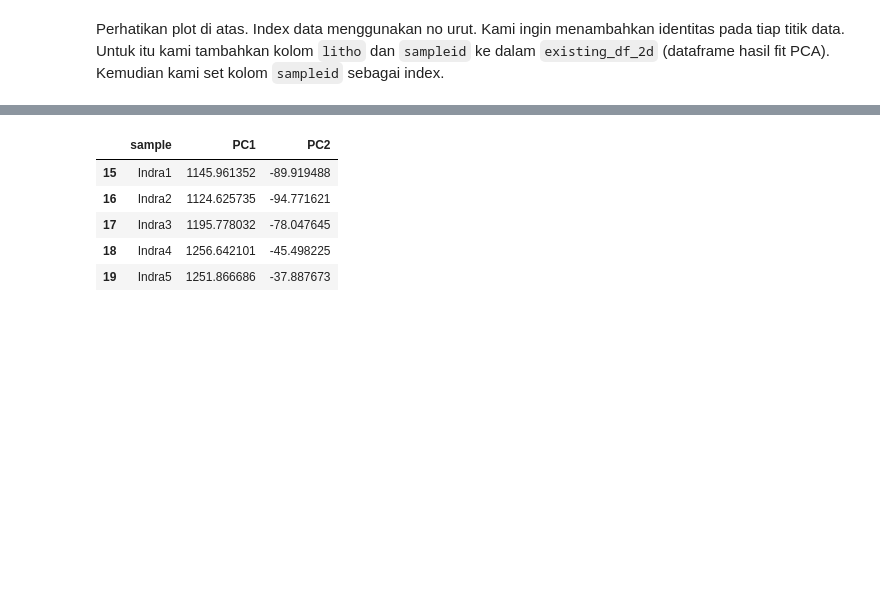
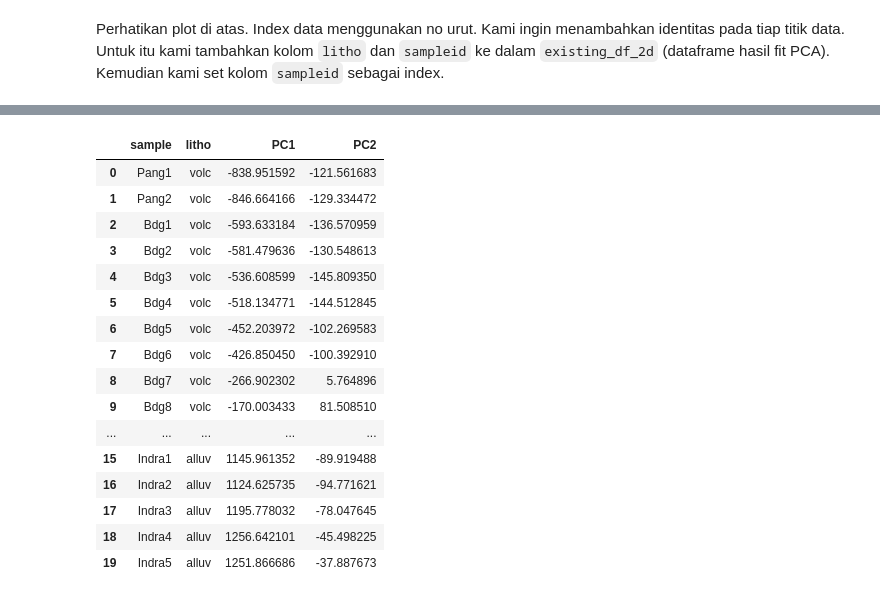
Before and after one commit to dasaptaerwin/iigw2018, a Jupyter notebook: IIGW2018.ipynb, the cells around one changed output, grey strips where cells are left out. Cells and saved outputs as stored; diff of their text form; code cells hidden in the pictures; blank space fills up the shorter version.

```diff
--- a/IIGW2018.ipynb
+++ b/IIGW2018.ipynb
@@ -281,14 +283,24 @@ existing_df_2d.head()
 # %%
 existing_df_2d = pd.concat([sampleid, existing_df_2d], axis=1)
-existing_df_2d.head()
-existing_df_2d.tail()
+existing_df_2d
 # %% [output]
-|  | sample | PC1 | PC2 |
-| 15 | Indra1 | 1145.961352 | -89.919488 |
-| 16 | Indra2 | 1124.625735 | -94.771621 |
-| 17 | Indra3 | 1195.778032 | -78.047645 |
-| 18 | Indra4 | 1256.642101 | -45.498225 |
-| 19 | Indra5 | 1251.866686 | -37.887673 |
+|  | sample | litho | PC1 | PC2 |
+| 0 | Pang1 | volc | -838.951592 | -121.561683 |
+| 1 | Pang2 | volc | -846.664166 | -129.334472 |
+| 2 | Bdg1 | volc | -593.633184 | -136.570959 |
+| 3 | Bdg2 | volc | -581.479636 | -130.548613 |
+| 4 | Bdg3 | volc | -536.608599 | -145.809350 |
+| 5 | Bdg4 | volc | -518.134771 | -144.512845 |
+| 6 | Bdg5 | volc | -452.203972 | -102.269583 |
+| 7 | Bdg6 | volc | -426.850450 | -100.392910 |
+| 8 | Bdg7 | volc | -266.902302 | 5.764896 |
+| 9 | Bdg8 | volc | -170.003433 | 81.508510 |
+| ... | ... | ... | ... | ... |
+| 15 | Indra1 | alluv | 1145.961352 | -89.919488 |
+| 16 | Indra2 | alluv | 1124.625735 | -94.771621 |
+| 17 | Indra3 | alluv | 1195.778032 | -78.047645 |
+| 18 | Indra4 | alluv | 1256.642101 | -45.498225 |
+| 19 | Indra5 | alluv | 1251.866686 | -37.887673 |
 # %%
 existing_df_2d.set_index('sample', inplace=True)
 ax = existing_df_2d.plot(kind='scatter', x='PC2', y='PC1', figsize=(16,8))
```
Also changed, not shown: parts of 12 cells of this notebook.
